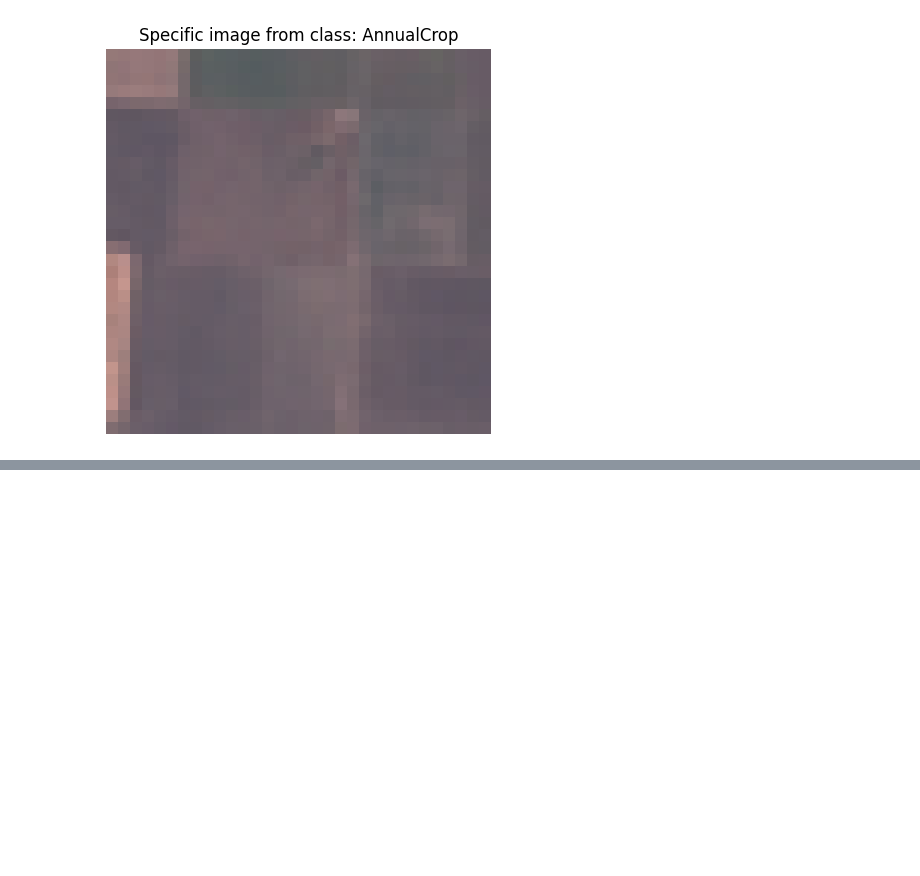
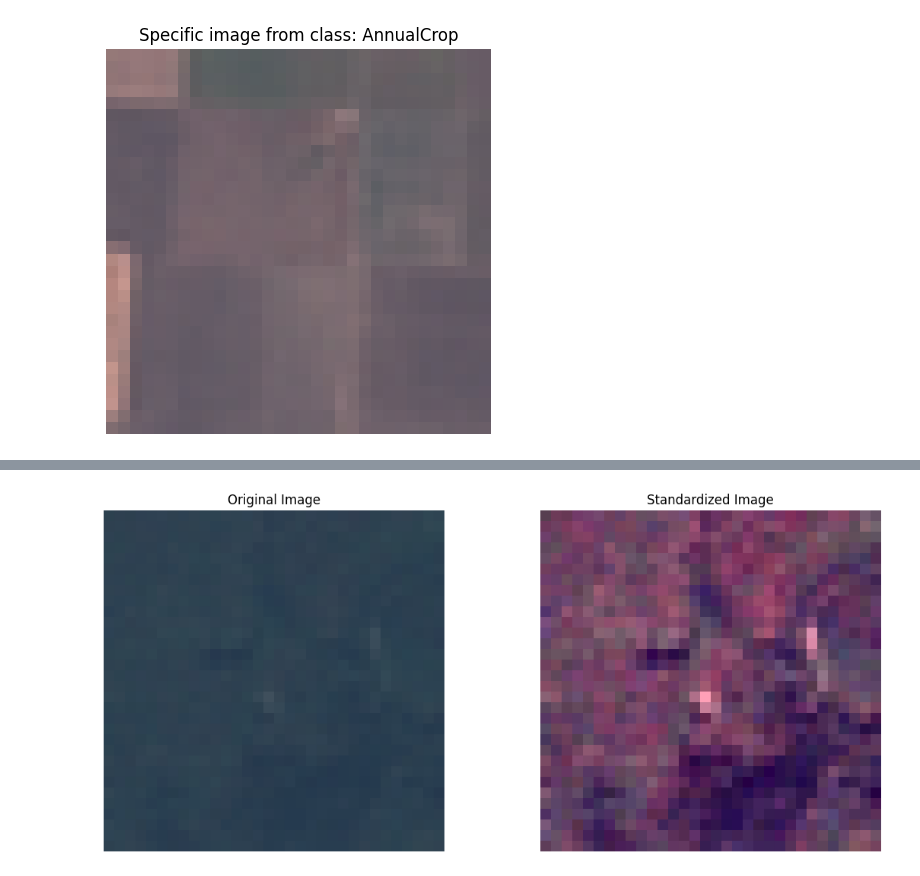
Before and after one commit to AlButler24/DMML, a Jupyter notebook: F129144_COC131_CW.ipynb, the cells around one changed output, grey strips where cells are left out. Saved outputs shown, nothing was run; the diff lists cells and outputs as text; code cells hidden in the pictures; blank space fills up the shorter version.

Commit message:
Q2 and Test

```diff
--- a/F129144_COC131_CW.ipynb
+++ b/F129144_COC131_CW.ipynb
@@ -46,3 +49,82 @@ Image shape: (3072,)
 Image class: AnnualCrop
 First few pixel values: [149. 121. 120. 148. 119. 120. 150. 120. 122. 148.]
 [figure]
+# %%
+# After your q1 testing code, add this to test q2:
+
+# Test q2 with the dataset loaded from q1
+print("\n--- Testing q2: Data Standardization ---")
+
+# Make sure we have data from q1
+if hasattr(coc_instance, 'x') and coc_instance.x.size > 0:
+    # Take a subset to speed up processing if needed
+    subset_size = min(1000, len(coc_instance.x))
+    data_subset = coc_instance.x[:subset_size]
+
+    print(f"Original data shape: {data_subset.shape}")
+    print(f"Original data range: [{data_subset.min():.2f}, {data_subset.max():.2f}]")
+    print(f"Original standard deviation: {data_subset.std():.2f}")
+
+    # Standardize the image data (note the order: standardized_images, scaler)
+    standardized_data, scaler = coc_instance.q2(data_subset)
+
+    print(f"Standardized data shape: {standardized_data.shape}")
+    print(f"Standardized data mean: {standardized_data.mean():.4f}")
+    print(f"Standardized data std: {standardized_data.std():.4f}")
+
+    # Verify the standard deviation is close to 2.5
+    if abs(standardized_data.std() - 2.5) < 0.1:
+        print("✓ Standard deviation is correctly set to approximately 2.5")
+    else:
+        print("✗ Standard deviation is not close to 2.5")
+
+    # Visualize an original and standardized image
+    plt.figure(figsize=(12, 5))
+
+    # Original image
+    img = data_subset[0].reshape(32, 32, 3)
+    img = np.clip(img, 0, 255).astype(np.uint8)
+    plt.subplot(1, 2, 1)
+    plt.imshow(img)
+    plt.title("Original Image")
+    plt.axis('off')
+
+    # Standardized image (needs rescaling for visualization)
+    std_img = standardized_data[0].reshape(32, 32, 3)
+    # Scale to 0-255 range for visualization
+    std_img = (std_img - std_img.min()) / (std_img.max() - std_img.min()) * 255
+    std_img = std_img.astype(np.uint8)
+    plt.subplot(1, 2, 2)
+    plt.imshow(std_img)
+    plt.title("Standardized Image")
+    plt.axis('off')
+
+    plt.tight_layout()
+    plt.show()
+
+    # Can we transform back?
+    print("\nChecking inverse transform:")
+    # Get a flattened version of the standardized data
+    if len(standardized_data.shape) > 2:
+        std_flat = standardized_data.reshape(standardized_data.shape[0], -1)
+    else:
+        std_flat = standardized_data
+
+    # Inverse transform (divide by 2.5 first since we scaled it up)
+    inverse_transform = scaler.inverse_transform(std_flat / 2.5)
+
+    # Reshape back if needed
+    if len(data_subset.shape) > 2:
+        inverse_transform = inverse_transform.reshape(data_subset.shape)
+
+    # Check the difference
+    mse = ((data_subset - inverse_transform) ** 2).mean()
+    print(f"Mean Squared Error between original and reconstructed: {mse:.6f}")
+
+    if mse < 1e-10:
+        print("✓ Reconstruction is accurate")
+    else:
+        print("✗ Reconstruction has errors")
+else:
+    print("Image dataset not loaded. Run q1() first to load the dataset.")
+# %% [output]
@@ -48,0 +139 @@ First few pixel values: [149. 121. 120. 148. 119. 120. 150. 120. 122. 148.]
+[figure, added]
```
Also changed, not shown: parts of 2 cells of this notebook, 1 other file.
